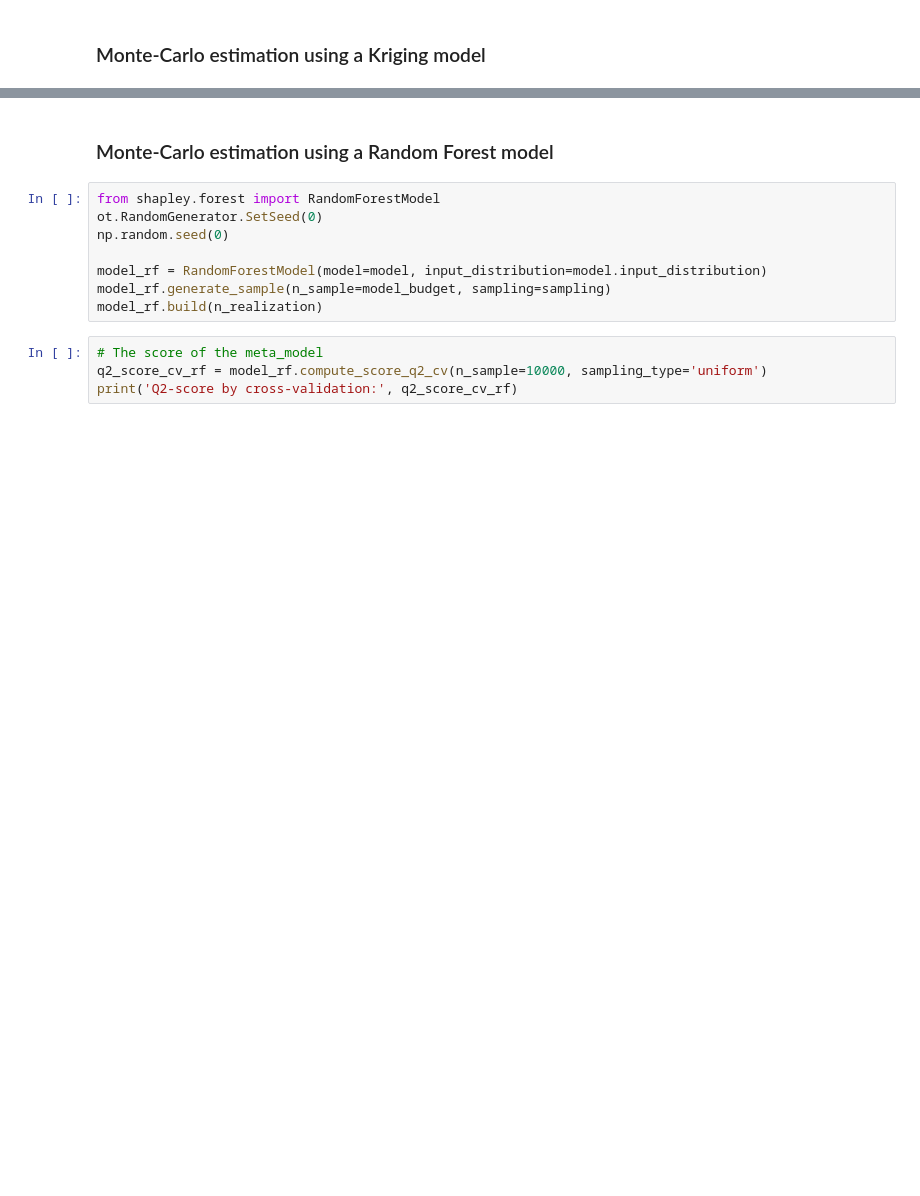
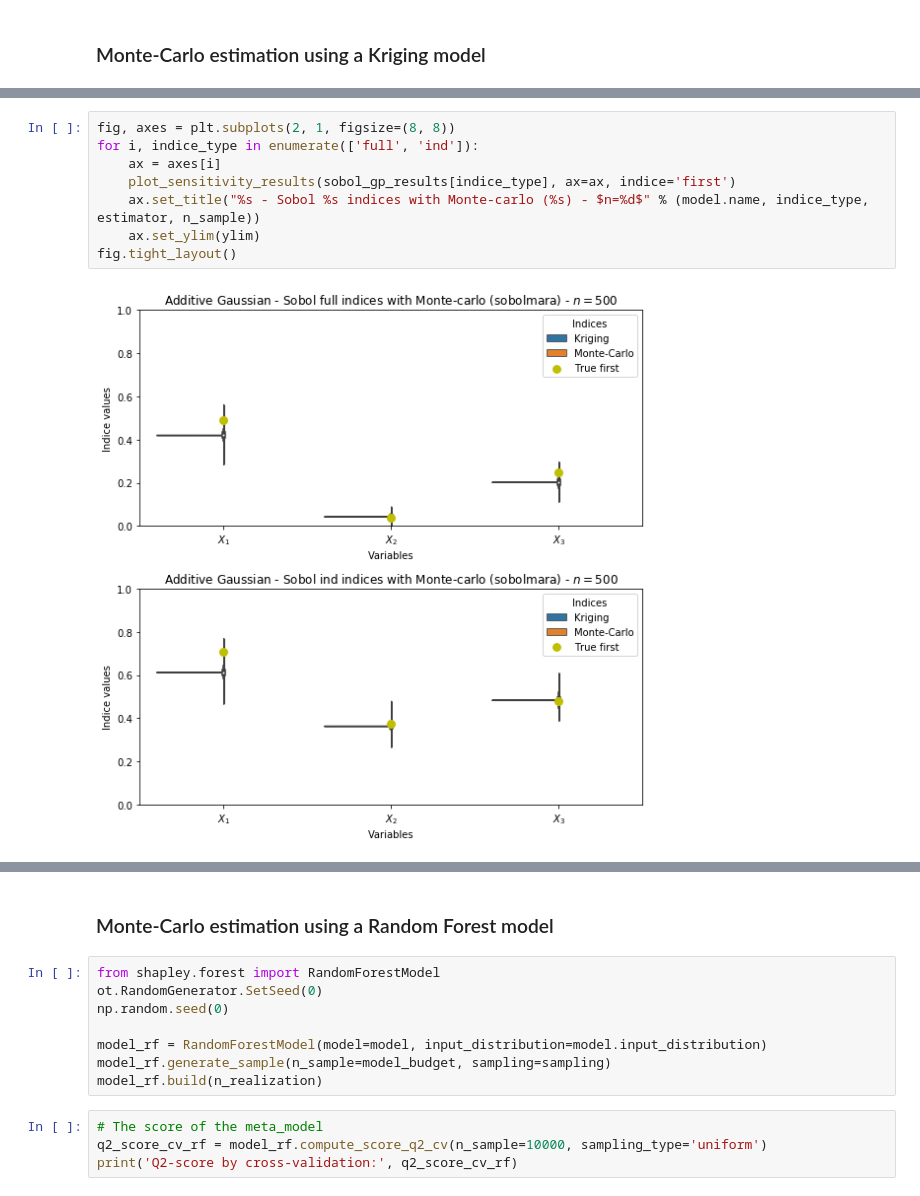
Before and after one commit to josephmure/otshapley, a Jupyter notebook: examples/sobol-uncorr-gaussian.ipynb, the cells around one changed output, grey strips where cells are left out. Cells and saved outputs as stored; diff of their text form; blank space fills up the shorter version.

```diff
--- a/examples/sobol-uncorr-gaussian.ipynb
+++ b/examples/sobol-uncorr-gaussian.ipynb
@@ -118,3 +114,13 @@ Wall time: 26 s
+# %%
+fig, axes = plt.subplots(2, 1, figsize=(8, 8))
+for i, indice_type in enumerate(['full', 'ind']):
+    ax = axes[i]
+    plot_sensitivity_results(sobol_gp_results[indice_type], ax=ax, indice='first')
+    ax.set_title("%s - Sobol %s indices with Monte-carlo (%s) - $n=%d$" % (model.name, indice_type, estimator, n_sample))
+    ax.set_ylim(ylim)
+fig.tight_layout()
+# %% [output]
+[figure, added]
 # %%
 fig, axes = plt.subplots(2, 1, figsize=(8, 8))
 for i, indice_type in enumerate(['full', 'ind']):
```
Also changed, not shown: parts of 9 cells of this notebook, 8 other files.
